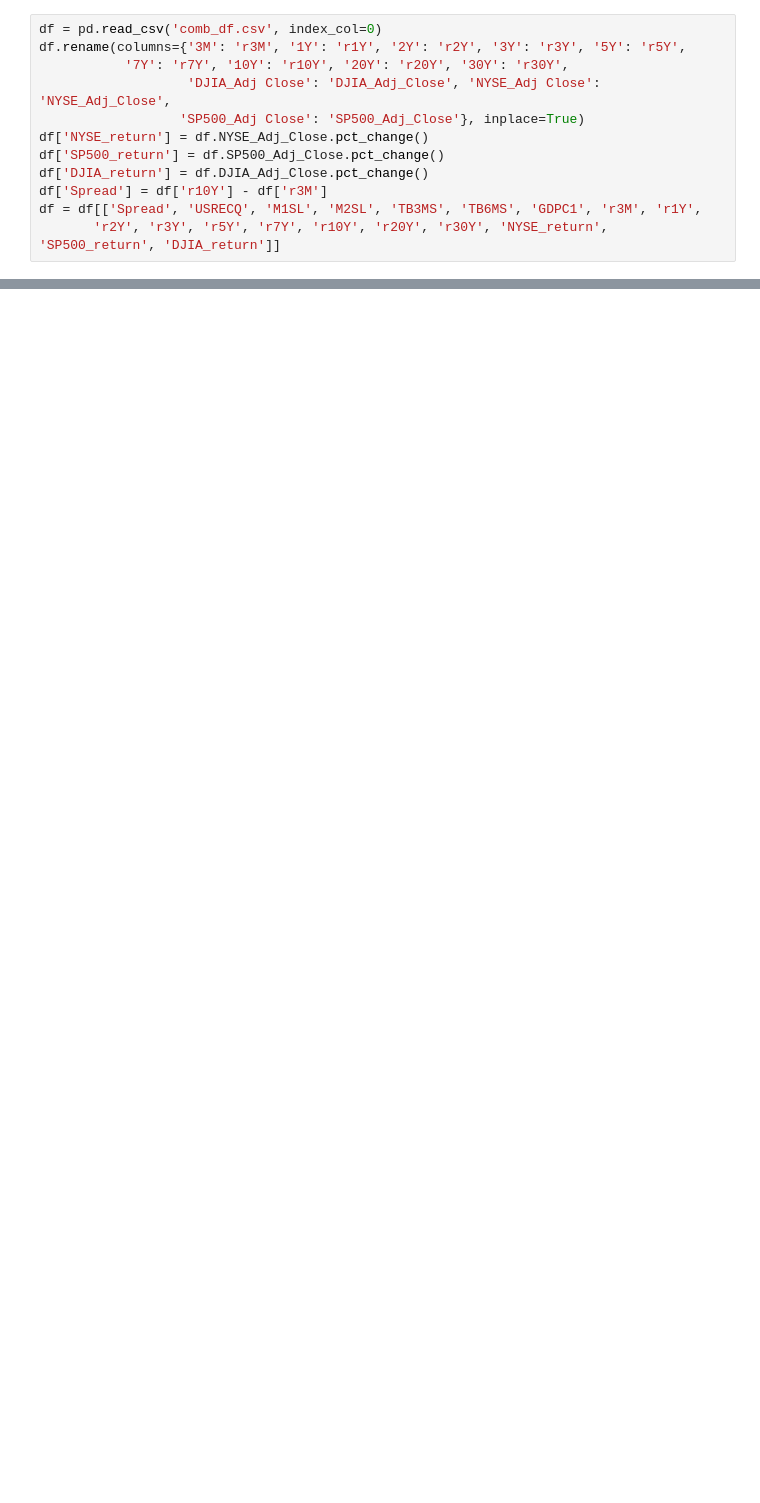
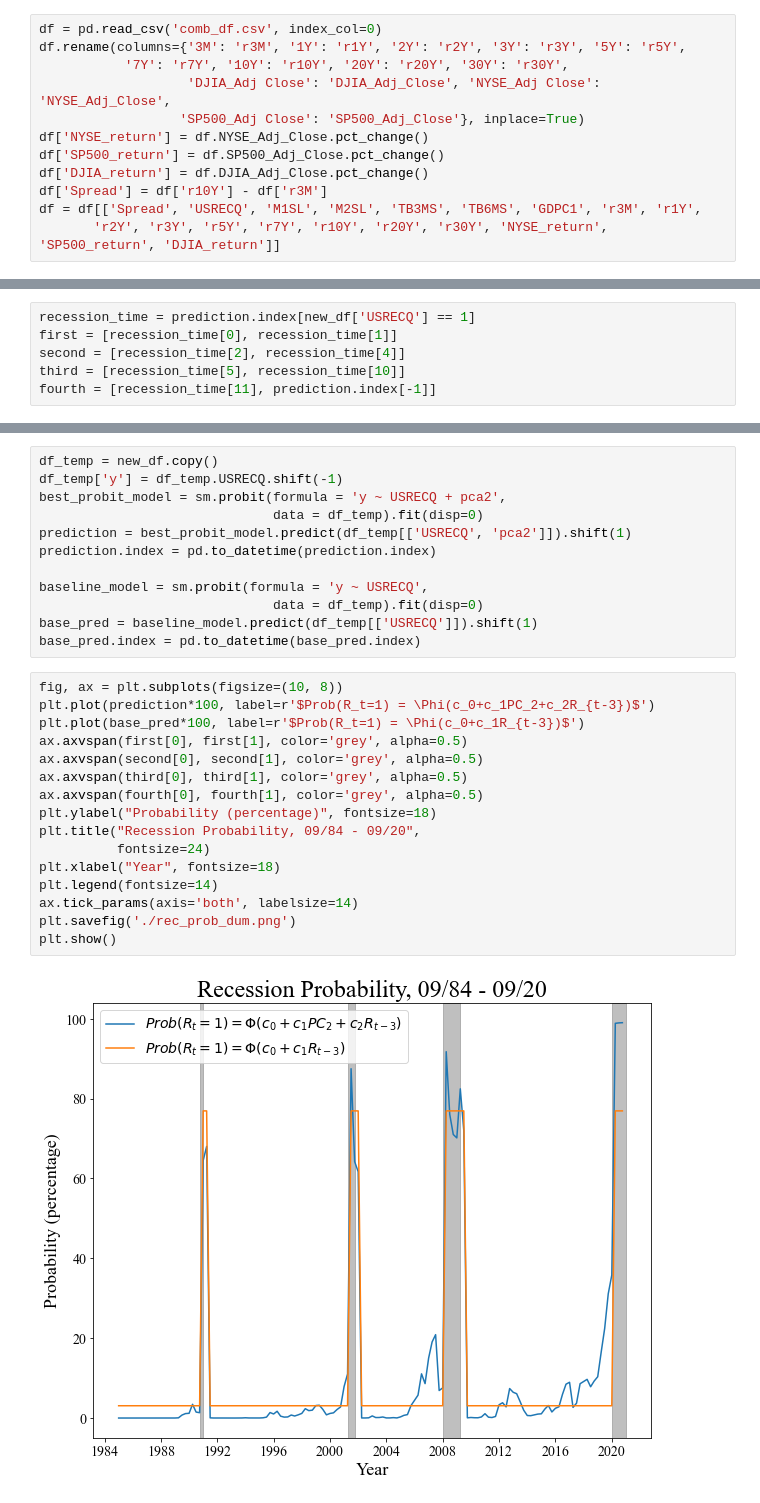
Before and after one commit to Henrywcj/macro_econ, a Jupyter notebook: PCA.ipynb, the cells around one changed output, grey strips where cells are left out. Saved outputs shown, nothing was run; the diff lists cells and outputs as text; blank space fills up the shorter version.

```diff
--- a/PCA.ipynb
+++ b/PCA.ipynb
@@ -19 +122,7 @@ df = df[['Spread', 'USRECQ', 'M1SL', 'M2SL', 'TB3MS', 'TB6MS', 'GDPC1', 'r3M', '
+# %%
+recession_time = prediction.index[new_df['USRECQ'] == 1]
+first = [recession_time[0], recession_time[1]]
+second = [recession_time[2], recession_time[4]]
+third = [recession_time[5], recession_time[10]]
+fourth = [recession_time[11], prediction.index[-1]]
 # %%
@@ -83,0 +206,30 @@ pd.DataFrame([tvalues_pca1, tvalues_pca2, tvalues_pca3, prsquareds],
+# %%
+df_temp = new_df.copy()
+df_temp['y'] = df_temp.USRECQ.shift(-1)
+best_probit_model = sm.probit(formula = 'y ~ USRECQ + pca2',
+                              data = df_temp).fit(disp=0)
+prediction = best_probit_model.predict(df_temp[['USRECQ', 'pca2']]).shift(1)
+prediction.index = pd.to_datetime(prediction.index)
+
+baseline_model = sm.probit(formula = 'y ~ USRECQ',
+                              data = df_temp).fit(disp=0)
+base_pred = baseline_model.predict(df_temp[['USRECQ']]).shift(1)
+base_pred.index = pd.to_datetime(base_pred.index)
+# %%
+fig, ax = plt.subplots(figsize=(10, 8))
+plt.plot(prediction*100, label=r'$Prob(R_t=1) = \Phi(c_0+c_1PC_2+c_2R_{t-3})$')
+plt.plot(base_pred*100, label=r'$Prob(R_t=1) = \Phi(c_0+c_1R_{t-3})$')
+ax.axvspan(first[0], first[1], color='grey', alpha=0.5)
+ax.axvspan(second[0], second[1], color='grey', alpha=0.5)
+ax.axvspan(third[0], third[1], color='grey', alpha=0.5)
+ax.axvspan(fourth[0], fourth[1], color='grey', alpha=0.5)
+plt.ylabel("Probability (percentage)", fontsize=18)
+plt.title("Recession Probability, 09/84 - 09/20",
+          fontsize=24)
+plt.xlabel("Year", fontsize=18)
+plt.legend(fontsize=14)
+ax.tick_params(axis='both', labelsize=14)
+plt.savefig('./rec_prob_dum.png')
+plt.show()
+# %% [output]
+[figure, added]
```
Also changed, not shown: parts of 37 cells of this notebook, 1 other file.
